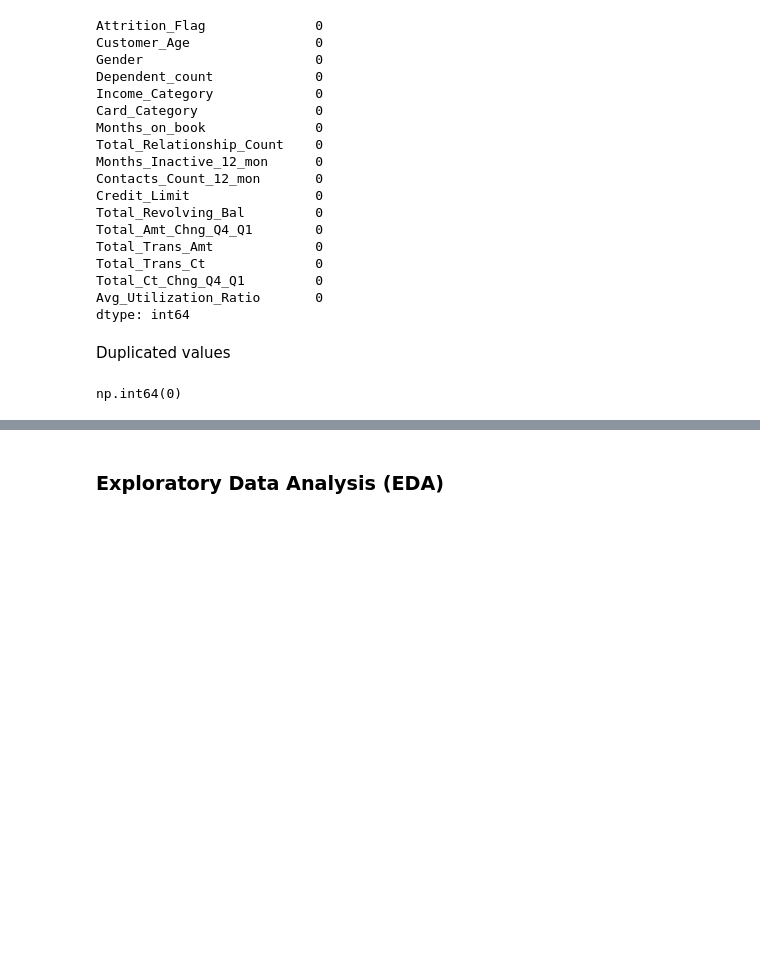
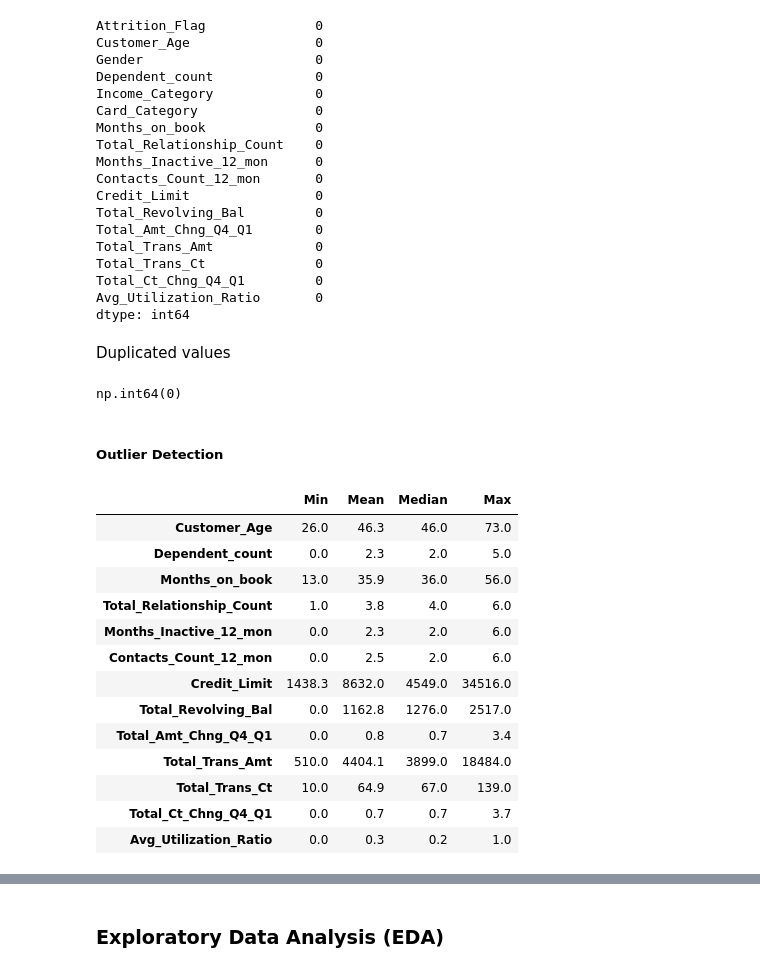
Before and after one commit to sg-333/Customer-Retention-Analysis-, a Jupyter notebook: project.ipynb, the cells around one changed output, grey strips where cells are left out. Drawn from its saved outputs; the diff is of its cells as text; code cells hidden in the pictures; blank space fills up the shorter version.

```diff
--- a/project.ipynb
+++ b/project.ipynb
@@ -156,3 +156,32 @@ Duplicated values
 df.duplicated().sum()
 # %% [output]
 np.int64(0)
+# %% [markdown]
+##### Outlier Detection
+# %%
+# Checking the min, mean, median, max values of numerical columns
+num_cols = df.select_dtypes(include=['number']).columns
+summary = pd.DataFrame({
+    'Min': df[num_cols].min(),
+    'Mean': df[num_cols].mean(),
+    'Median': df[num_cols].median(),
+    'Max': df[num_cols].max()
+})
+
+summary = summary.applymap(lambda x: f"{x:.1f}")
+summary
+# %% [output]
+|  | Min | Mean | Median | Max |
+| Customer_Age | 26.0 | 46.3 | 46.0 | 73.0 |
+| Dependent_count | 0.0 | 2.3 | 2.0 | 5.0 |
+| Months_on_book | 13.0 | 35.9 | 36.0 | 56.0 |
+| Total_Relationship_Count | 1.0 | 3.8 | 4.0 | 6.0 |
+| Months_Inactive_12_mon | 0.0 | 2.3 | 2.0 | 6.0 |
+| Contacts_Count_12_mon | 0.0 | 2.5 | 2.0 | 6.0 |
+| Credit_Limit | 1438.3 | 8632.0 | 4549.0 | 34516.0 |
+| Total_Revolving_Bal | 0.0 | 1162.8 | 1276.0 | 2517.0 |
+| Total_Amt_Chng_Q4_Q1 | 0.0 | 0.8 | 0.7 | 3.4 |
+| Total_Trans_Amt | 510.0 | 4404.1 | 3899.0 | 18484.0 |
+| Total_Trans_Ct | 10.0 | 64.9 | 67.0 | 139.0 |
+| Total_Ct_Chng_Q4_Q1 | 0.0 | 0.7 | 0.7 | 3.7 |
+| Avg_Utilization_Ratio | 0.0 | 0.3 | 0.2 | 1.0 |
```
Also changed, not shown: parts of 1 cell of this notebook.
